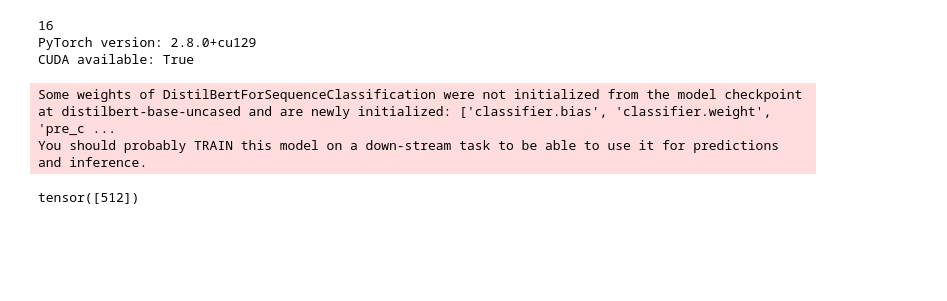
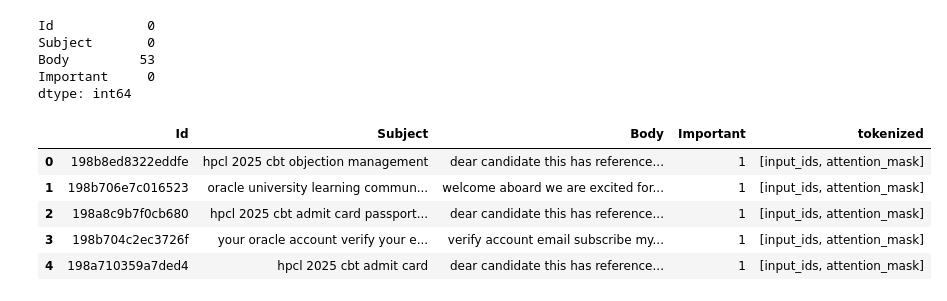
Before and after one commit to sathwikmethari/mailpred_airflow, a Jupyter notebook: testing_code.ipynb, the cells around one changed output. Drawn from its saved outputs; the diff is of its cells as text; code cells hidden in the pictures; blank space fills up the shorter version.

```diff
--- a/testing_code.ipynb
+++ b/testing_code.ipynb
@@ -16,3 +30,14 @@ decompressed_data_2 = decode_zip(path_2)
 
 df_imp =pd.DataFrame(decompressed_data_1)
 df_unimp =pd.DataFrame(decompressed_data_2)
+
+df_imp["Subject"] = df_imp["Payload"].apply(lambda x: pd.Series(extract_headers(x)))
+df_imp["Body"] = df_imp["Payload"].apply(decode_body)
+df_imp.drop(["Payload"], axis=1, inplace=True)
+df_imp["Important"] = 1
+
+df_unimp["Subject"] = df_unimp["Payload"].apply(extract_headers)
+df_unimp["Body"] = df_unimp["Payload"].apply(decode_body)
+df_unimp.drop(["Payload"], axis=1, inplace=True)
+df_unimp["Important"] = 0
+df_unimp.head(5)
@@ -19,13 +50,0 @@ df_unimp =pd.DataFrame(decompressed_data_2)
-# %%
-#1.5 seconds faster for 250 rows of data
-df_imp[["Subject","Sender"]] = df_imp["Payload"].apply(lambda x: pd.Series(extract_headers(x)))
-df_imp["Body"] = df_imp["Payload"].apply(decode_body)
-df_imp.drop(["Payload"], axis=1, inplace=True)
-df_unimp["Important"] = 0
-
-
-df_unimp["Subject"] = df_unimp["Payload"].apply(extract_headers)
-df_unimp["Body"] = df_unimp["Payload"].apply(decode_body)
-df_unimp.drop(["Payload"], axis=1, inplace=True)
-df_unimp["Important"] = 0
-df_unimp.head(5)
@@ -55,18 +50,0 @@ dear candidate this has reference to your application for the position of electr
-# %%
-import torch
-from multiprocessing import cpu_count
-from transformers import AutoModelForSequenceClassification, AutoTokenizer, Trainer, TrainingArguments
-print(cpu_count())
-print("PyTorch version:", torch.__version__)
-print("CUDA available:", torch.cuda.is_available())
-# %% [output]
-16
-PyTorch version: 2.8.0+cu129
-CUDA available: True
-# %%
-model_name = "distilbert-base-uncased"
-tokenizer = AutoTokenizer.from_pretrained(model_name)
-model = AutoModelForSequenceClassification.from_pretrained(model_name, num_labels = 2)
-# %% [output]
-Some weights of DistilBertForSequenceClassification were not initialized from the model checkpoint at distilbert-base-uncased and are newly initialized: ['classifier.bias', 'classifier.weight', 'pre_c ...
-You should probably TRAIN this model on a down-stream task to be able to use it for predictions and inference.
@@ -80,4 +51,23 @@ out = tokenizer(body_text,
-# %%
-print(out["length"])
-# %% [output]
-tensor([512])
+# %%
+train = pd.concat([df_imp, df_unimp])
+train.isnull().sum()
+# %% [output]
+Id            0
+Subject       0
+Body         53
+Important     0
+dtype: int64
+# %%
+train["Body"] = train["Body"].fillna(train["Subject"])
+
+train["tokenized"] = train["Body"].apply(lambda x: tokenizer(x, truncation=True, max_length=512, padding=True, return_tensors="pt"))
+#For example, when doing 'df[col].method(value, inplace=True)', try using 'df.method({col: value}, inplace=True)' or df[col] = df[col].method(value) instead, to perform the operation inplace on the original object.
+# %%
+train.head(5)
+# %% [output]
+|  | Id | Subject | Body | Important | tokenized |
+| 0 | 198b8ed8322eddfe | hpcl 2025 cbt objection management | dear candidate this has reference... | 1 | [input_ids, attention_mask] |
+| 1 | 198b706e7c016523 | oracle university learning commun... | welcome aboard we are excited for... | 1 | [input_ids, attention_mask] |
+| 2 | 198a8c9b7f0cb680 | hpcl 2025 cbt admit card passport... | dear candidate this has reference... | 1 | [input_ids, attention_mask] |
+| 3 | 198b704c2ec3726f | your oracle account verify your e... | verify account email subscribe my... | 1 | [input_ids, attention_mask] |
+| 4 | 198a710359a7ded4 | hpcl 2025 cbt admit card | dear candidate this has reference... | 1 | [input_ids, attention_mask] |
```
Also changed, not shown: parts of 8 cells of this notebook.
